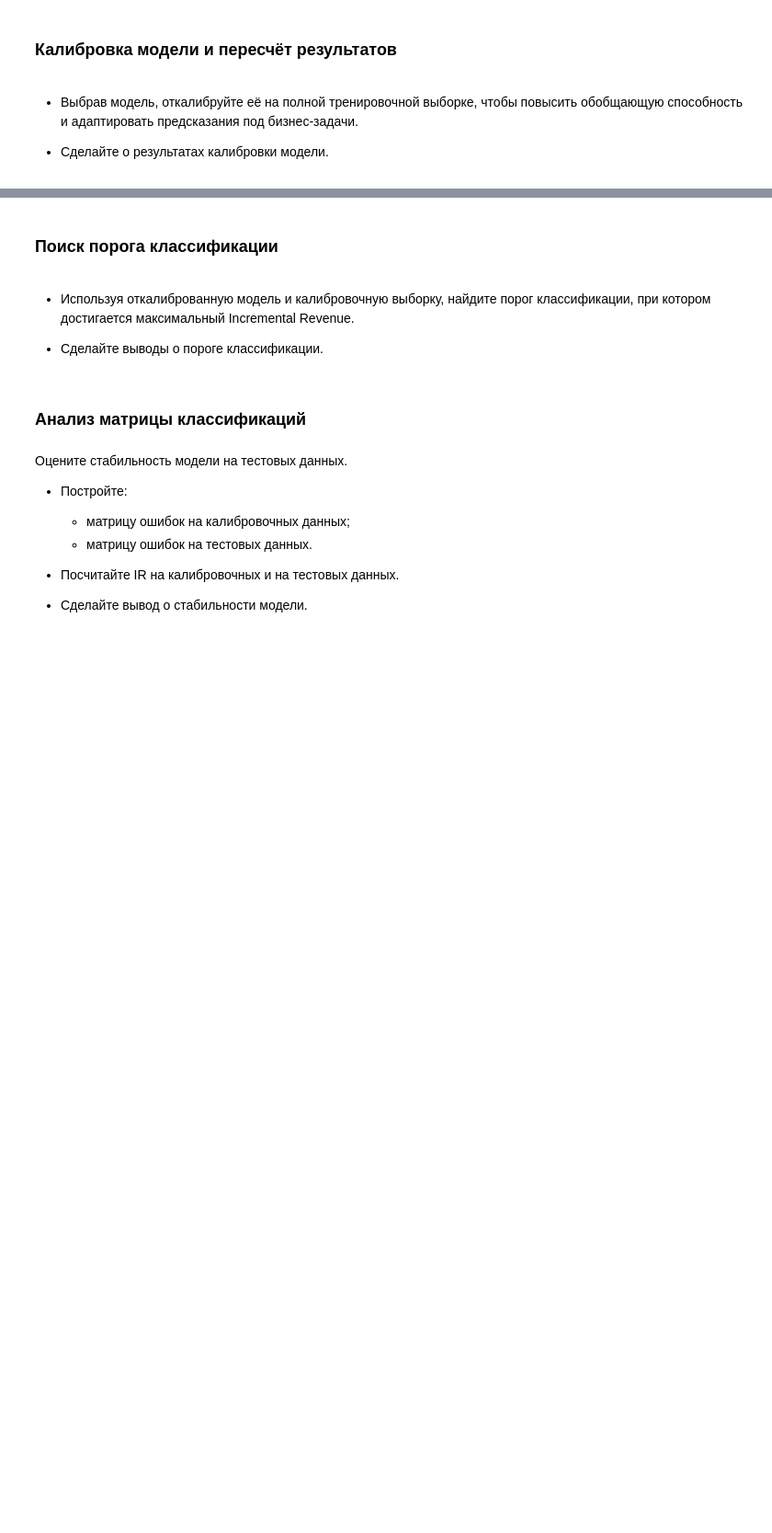
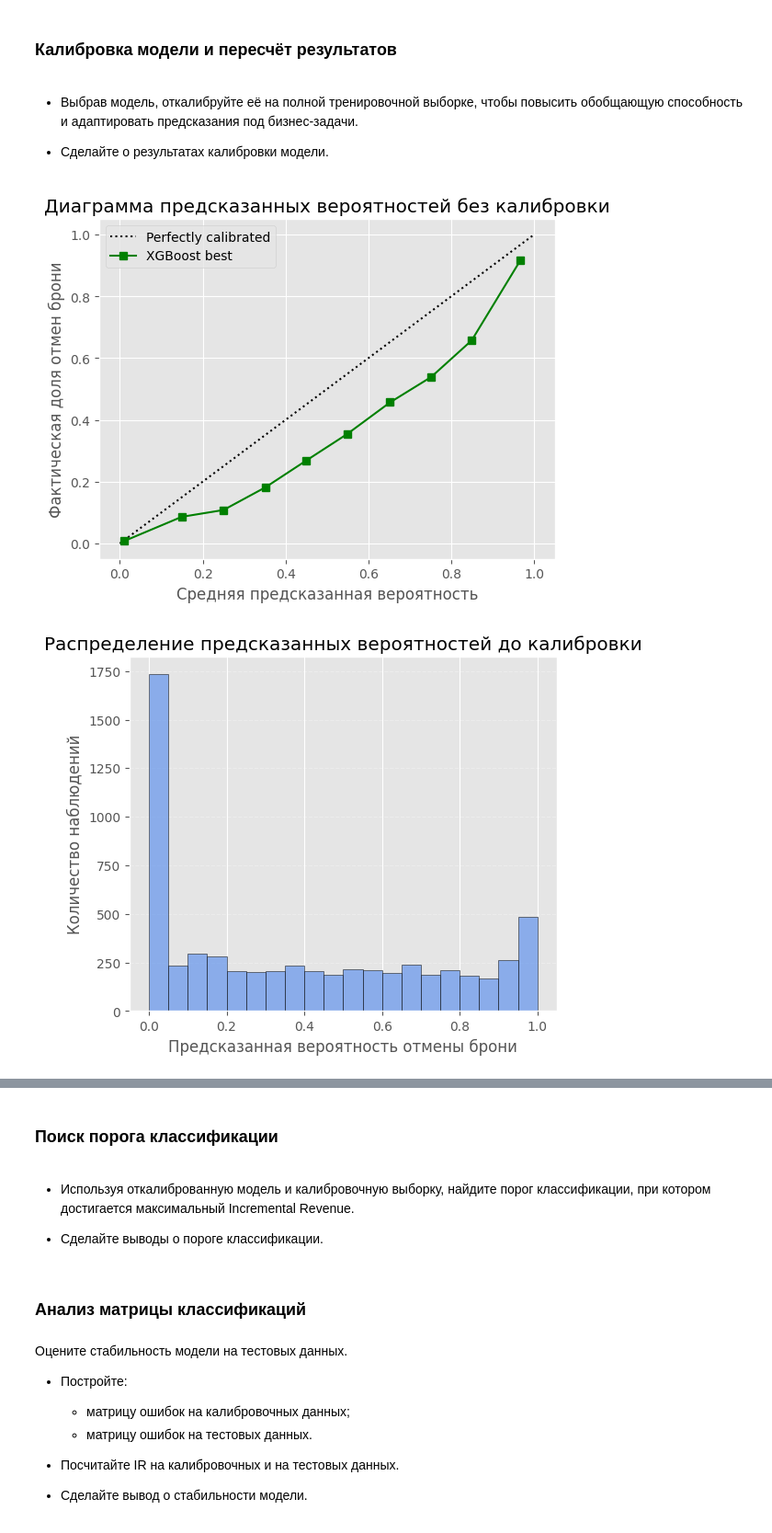
Before and after one commit to TemaQDX/project_module_04_urbanstay, a Jupyter notebook: project_module_04_urbanstay_Artem_Burov.ipynb, the cells around one changed output, grey strips where cells are left out. Shown at 92% size. Saved outputs shown, nothing was run; the diff lists cells and outputs as text; code cells hidden in the pictures; blank space fills up the shorter version.

Commit message:
add calibration

```diff
--- a/project_module_04_urbanstay_Artem_Burov.ipynb
+++ b/project_module_04_urbanstay_Artem_Burov.ipynb
@@ -2668,3 +2669,37 @@ LightGBM Optuna занял промежуточное положение по в
 - Выбрав модель, откалибруйте её на полной тренировочной выборке, чтобы повысить обобщающую способность и адаптировать предсказания под бизнес-задачи.
 
 - Сделайте о результатах калибровки модели.
+# %%
+# Обучаем лучшую модель XGBoost на полной тренировочной выборке
+xgb_best_model.fit(X_train_val, y_train_val)
+
+# Вычисляем сырые вероятности до калибровки
+y_proba_raw = xgb_best_model.predict_proba(X_calib)[:,1]
+# %%
+# Строим графики сырых вероятностей до калибровки
+CalibrationDisplay.from_predictions(
+    y_calib,
+    y_proba_raw,
+    n_bins=10,
+    name="XGBoost best",
+    color="green"
+)
+plt.title("Диаграмма предсказанных вероятностей без калибровки")
+plt.xlabel("Средняя предсказанная вероятность")
+plt.ylabel("Фактическая доля отмен брони")
+plt.legend()
+plt.grid(True)
+plt.show()
+
+plt.figure(figsize=(6, 5))
+plt.hist(y_proba_raw, bins=20, color='cornflowerblue', alpha=0.7, edgecolor='black')
+
+plt.title('Распределение предсказанных вероятностей до калибровки')
+plt.xlabel('Предсказанная вероятность отмены брони')
+plt.ylabel('Количество наблюдений')
+plt.grid(axis='y', alpha=0.3, linestyle='--')
+
+plt.show()
+# %% [output]
+[figure, added]
+[figure, added]
```
Also changed, not shown: parts of 12 cells of this notebook, 1 other file.
